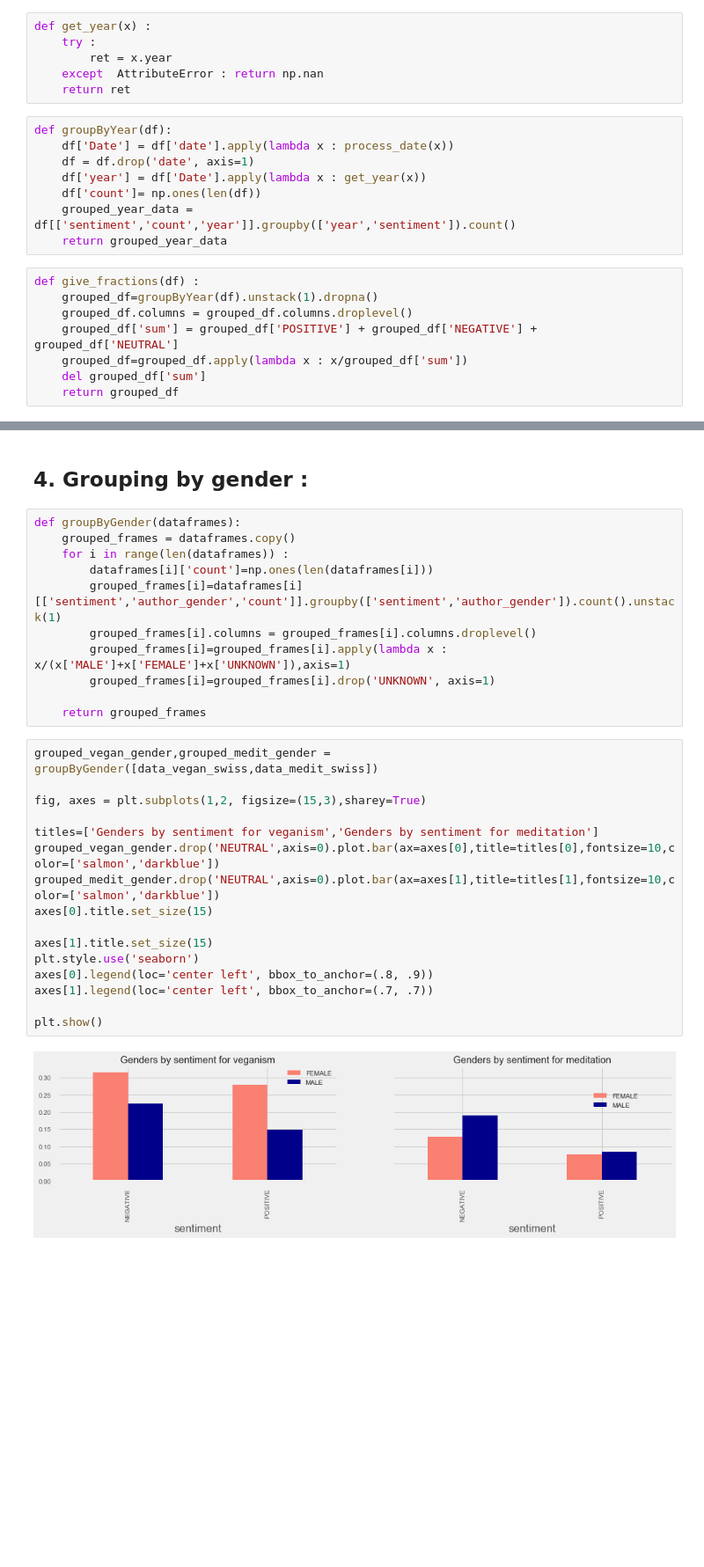
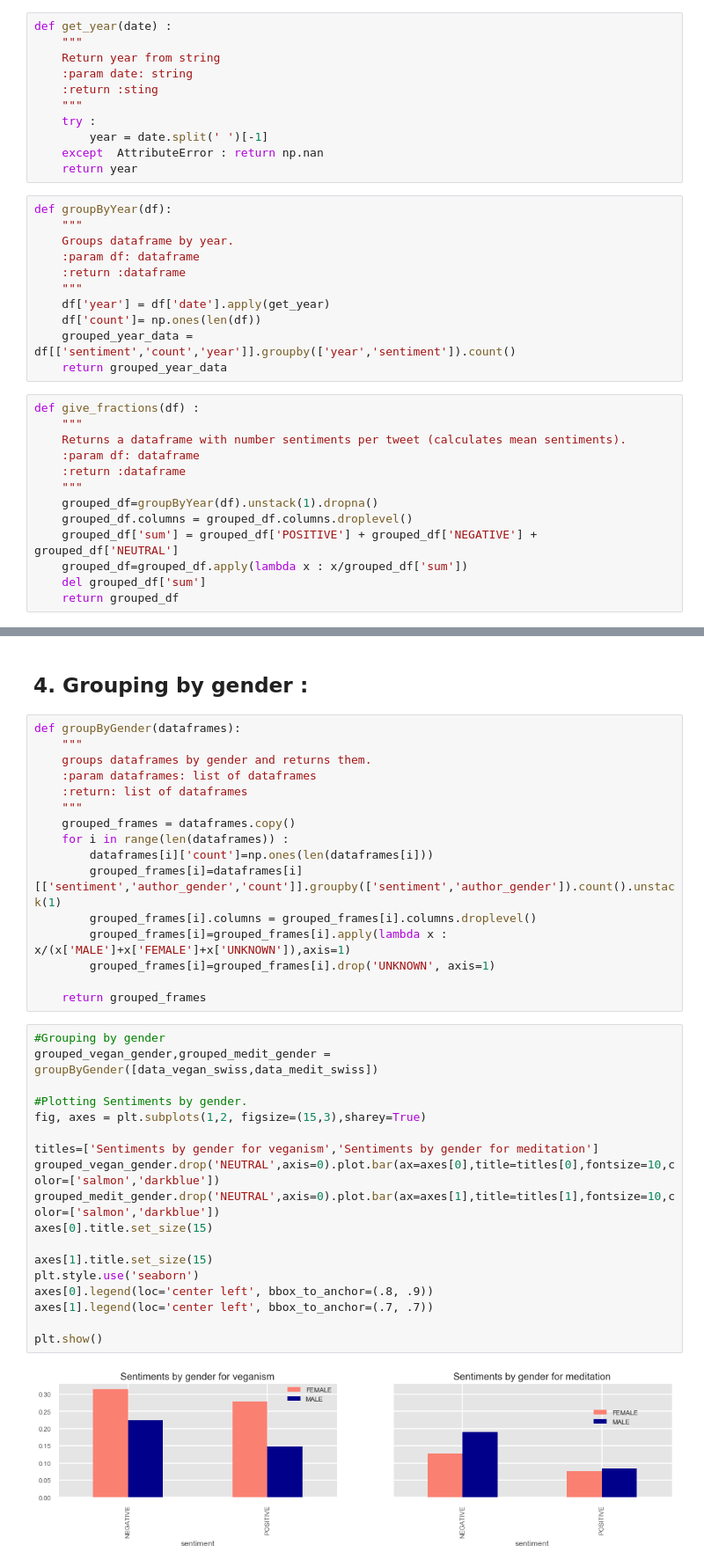
Before and after one commit to Firas11993/ada2017, a Jupyter notebook: Project/Project.ipynb, the cells around one changed output, grey strips where cells are left out. Shown at 88% size. Drawn from its saved outputs; the diff is of its cells as text; blank space fills up the shorter version.

```diff
--- a/Project/Project.ipynb
+++ b/Project/Project.ipynb
@@ -827,19 +844,32 @@ def process_date(x):
 # %%
-def get_year(x) :
+def get_year(date) :
+    """
+    Return year from string
+    :param date: string
+    :return :sting
+    """
     try :
-        ret = x.year
+        year = date.split(' ')[-1]
     except  AttributeError : return np.nan
-    return ret
+    return year
 # %%
 def groupByYear(df):
-    df['Date'] = df['date'].apply(lambda x : process_date(x))
-    df = df.drop('date', axis=1)
-    df['year'] = df['Date'].apply(lambda x : get_year(x))
+    """
+    Groups dataframe by year.
+    :param df: dataframe
+    :return :dataframe
+    """
+    df['year'] = df['date'].apply(get_year)
     df['count']= np.ones(len(df))
     grouped_year_data = df[['sentiment','count','year']].groupby(['year','sentiment']).count()
     return grouped_year_data
 # %%
 def give_fractions(df) :
+    """
+    Returns a dataframe with number sentiments per tweet (calculates mean sentiments).
+    :param df: dataframe
+    :return :dataframe
+    """
     grouped_df=groupByYear(df).unstack(1).dropna()
     grouped_df.columns = grouped_df.columns.droplevel()
     grouped_df['sum'] = grouped_df['POSITIVE'] + grouped_df['NEGATIVE'] + grouped_df['NEUTRAL']
@@ -896,6 +945,11 @@ plt.show()
 ## 4. Grouping by gender :
 # %%
 def groupByGender(dataframes):
+    """
+    groups dataframes by gender and returns them.
+    :param dataframes: list of dataframes
+    :return: list of dataframes
+    """
     grouped_frames = dataframes.copy()
     for i in range(len(dataframes)) :
         dataframes[i]['count']=np.ones(len(dataframes[i]))
@@ -906,20 +960,22 @@ def groupByGender(dataframes):
 
     return grouped_frames
 # %%
+#Grouping by gender
 grouped_vegan_gender,grouped_medit_gender = groupByGender([data_vegan_swiss,data_medit_swiss])
 
+#Plotting Sentiments by gender.
 fig, axes = plt.subplots(1,2, figsize=(15,3),sharey=True)
 
-titles=['Genders by sentiment for veganism','Genders by sentiment for meditation']
+titles=['Sentiments by gender for veganism','Sentiments by gender for meditation']
 grouped_vegan_gender.drop('NEUTRAL',axis=0).plot.bar(ax=axes[0],title=titles[0],fontsize=10,color=['salmon','darkblue'])
 grouped_medit_gender.drop('NEUTRAL',axis=0).plot.bar(ax=axes[1],title=titles[1],fontsize=10,color=['salmon','darkblue'])
 axes[0].title.set_size(15)
 
 axes[1].title.set_size(15)
 plt.style.use('seaborn')
 axes[0].legend(loc='center left', bbox_to_anchor=(.8, .9))
 axes[1].legend(loc='center left', bbox_to_anchor=(.7, .7))
 
 plt.show()
 # %% [output]
-[figure, old version]
+[figure, new version]
```
Also changed, not shown: parts of 19 cells of this notebook.
